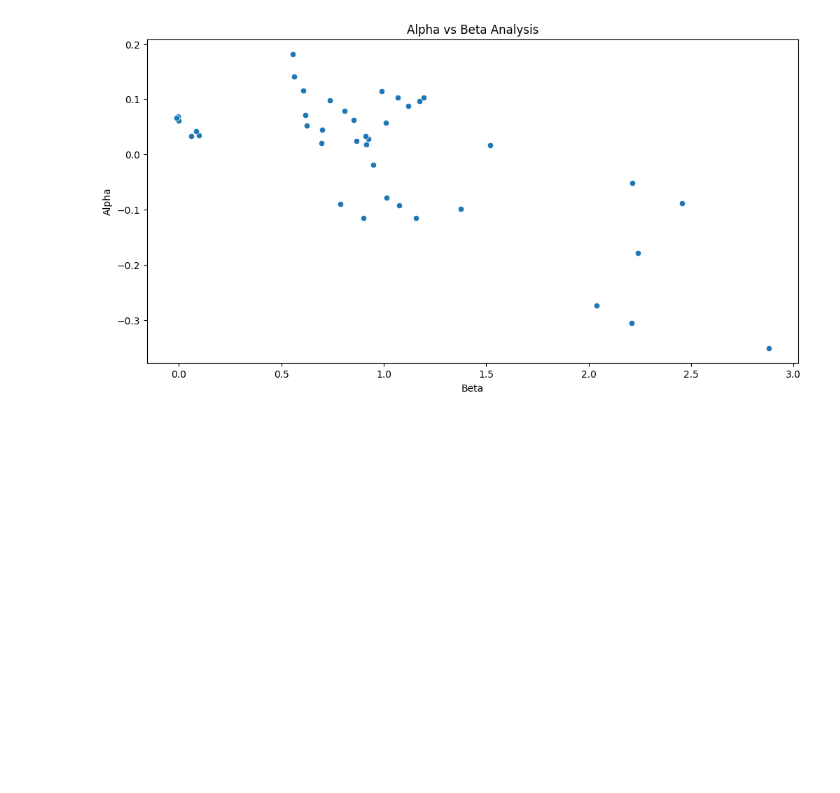
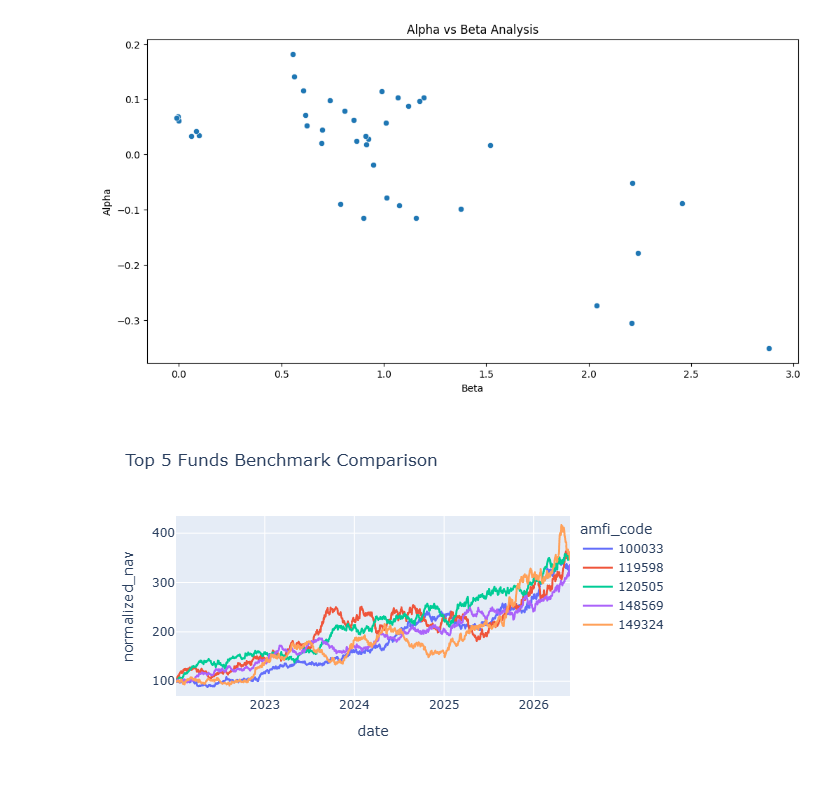
Before and after one commit to aashanuke/mutual-fund-analysis-, a Jupyter notebook: notebooks/performance_analytics.ipynb, the cells around one changed output. Saved outputs shown, nothing was run; the diff lists cells and outputs as text; code cells hidden in the pictures; blank space fills up the shorter version.

```diff
--- a/notebooks/performance_analytics.ipynb
+++ b/notebooks/performance_analytics.ipynb
@@ -336,3 +336,25 @@ plt.ylabel("Alpha")
 plt.show()
 # %% [output]
 [figure]
+# %%
+top5 = scorecard.head(5)["amfi_code"]
+benchmark_chart = nav[
+    nav["amfi_code"].isin(top5)
+]
+benchmark_chart["normalized_nav"] = (
+    benchmark_chart.groupby("amfi_code")["nav"]
+    .transform(lambda x: x / x.iloc[0] * 100)
+)
+fig = px.line(
+    benchmark_chart,
+    x="date",
+    y="normalized_nav",
+    color="amfi_code",
+    title="Top 5 Funds Benchmark Comparison"
+)
+fig.write_image(
+    "../charts/benchmark_comparison.png"
+)
+fig.show()
+# %% [output]
+[figure, added]
```
Also changed, not shown: parts of 2 cells of this notebook, 1 other file.
